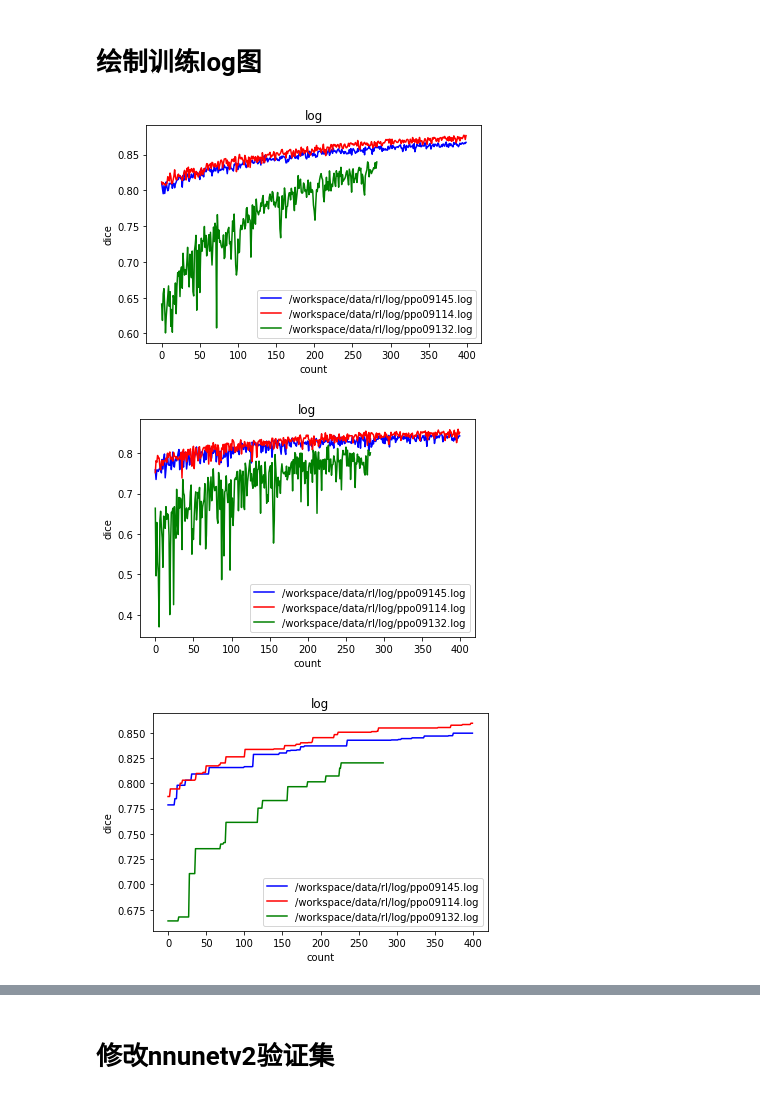
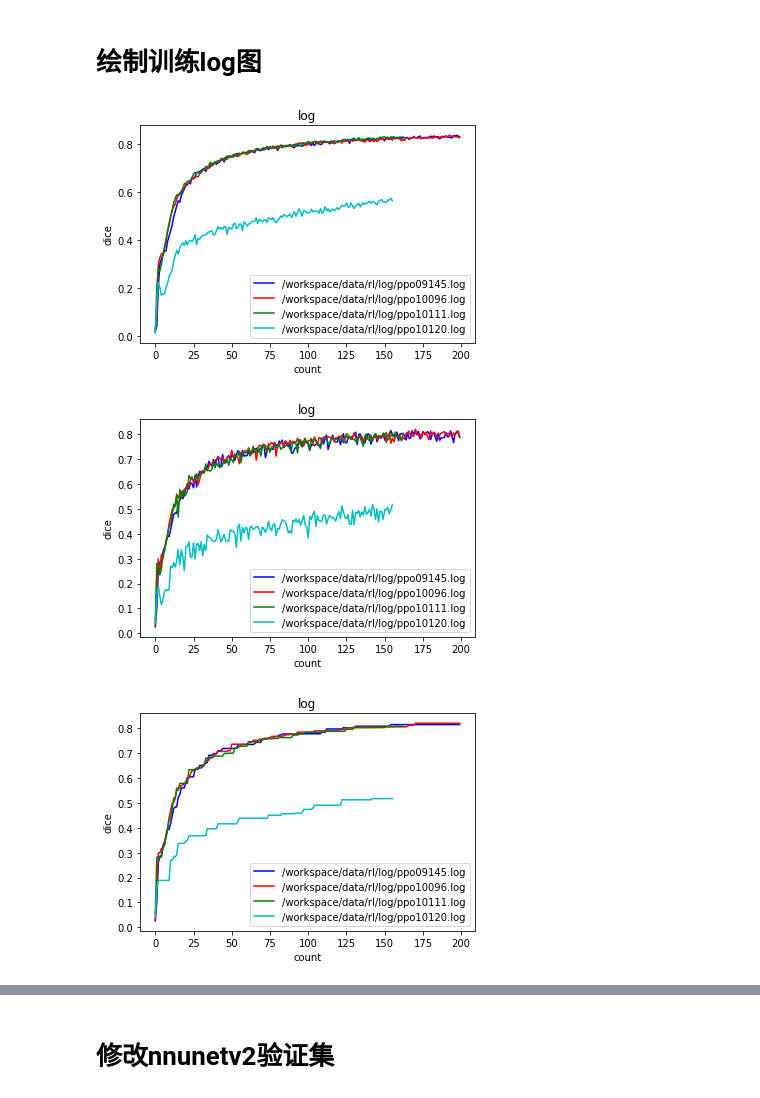
Before and after one commit to yhlujz/rl, a Jupyter notebook: rl.ipynb, the cells around one changed output, grey strips where cells are left out. Cells and saved outputs as stored; diff of their text form; code cells hidden in the pictures.

```diff
--- a/rl.ipynb
+++ b/rl.ipynb
@@ -742,7 +769,7 @@ def paints(log_paths, option):
                         best_dice = re.search('[0]\.[0-9]+', best_line.group())
                         if best_dice is not None:
                             l.append(float(best_dice.group()))
-        plt.plot(l[100:], colors[i], label=log_path)
+        plt.plot(l[:200], colors[i], label=log_path)
     plt.xlabel('count')
     plt.ylabel('dice')
     plt.title('log')
@@ -751,24 +778,30 @@ def paints(log_paths, option):
 # %%
 # paints(['/workspace/data/rl/log/ppo09080.log', '/workspace/data/rl/log/ppo09110.log',
 #         '/workspace/data/rl/log/ppo09113.log', '/workspace/data/rl/log/ppo09114.log'], 'train')
-paints(['/workspace/data/rl/log/ppo09145.log', '/workspace/data/rl/log/ppo09114.log',
-        '/workspace/data/rl/log/ppo09132.log'], 'train')
+# paints(['/workspace/data/rl/log/ppo09145.log', '/workspace/data/rl/log/ppo09114.log',
+#         '/workspace/data/rl/log/ppo09132.log'], 'train')
+paints(['/workspace/data/rl/log/ppo09145.log', '/workspace/data/rl/log/ppo10096.log',
+        '/workspace/data/rl/log/ppo10111.log', '/workspace/data/rl/log/ppo10120.log'], 'train')
 # %% [output]
-[figure, old version]
+[figure, new version]
 # %%
 # paints(['/workspace/data/rl/log/ppo09080.log', '/workspace/data/rl/log/ppo09110.log',
 #         '/workspace/data/rl/log/ppo09113.log', '/workspace/data/rl/log/ppo09114.log'], 'val')
-paints(['/workspace/data/rl/log/ppo09145.log', '/workspace/data/rl/log/ppo09114.log',
-        '/workspace/data/rl/log/ppo09132.log'], 'val')
+# paints(['/workspace/data/rl/log/ppo09145.log', '/workspace/data/rl/log/ppo09114.log',
+#         '/workspace/data/rl/log/ppo09132.log'], 'val')
+paints(['/workspace/data/rl/log/ppo09145.log', '/workspace/data/rl/log/ppo10096.log',
+        '/workspace/data/rl/log/ppo10111.log', '/workspace/data/rl/log/ppo10120.log'], 'val')
 # %% [output]
-[figure, old version]
+[figure, new version]
 # %%
 # paints(['/workspace/data/rl/log/ppo09080.log', '/workspace/data/rl/log/ppo09110.log',
 #         '/workspace/data/rl/log/ppo09113.log', '/workspace/data/rl/log/ppo09114.log'], 'best')
-paints(['/workspace/data/rl/log/ppo09145.log', '/workspace/data/rl/log/ppo09114.log',
-        '/workspace/data/rl/log/ppo09132.log'], 'best')
+# paints(['/workspace/data/rl/log/ppo09145.log', '/workspace/data/rl/log/ppo09114.log',
+#         '/workspace/data/rl/log/ppo09132.log'], 'best')
+paints(['/workspace/data/rl/log/ppo09145.log', '/workspace/data/rl/log/ppo10096.log',
+        '/workspace/data/rl/log/ppo10111.log', '/workspace/data/rl/log/ppo10120.log'], 'best')
 # %% [output]
-[figure, old version]
+[figure, new version]
 # %%
 paint('/workspace/data/rl/log/ppo09132.log')
 # %% [output]
```
Also changed, not shown: parts of 8 cells of this notebook, 8 other files.
